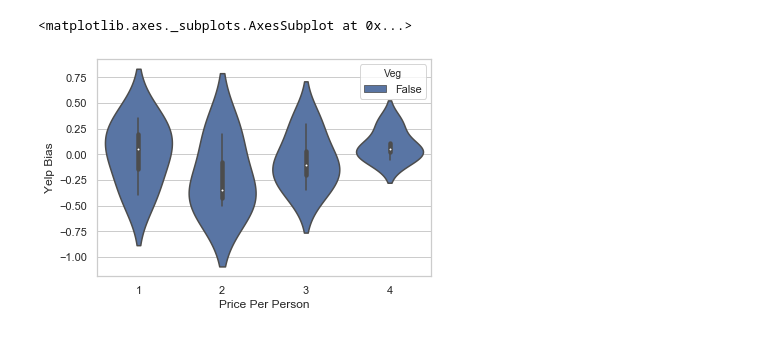
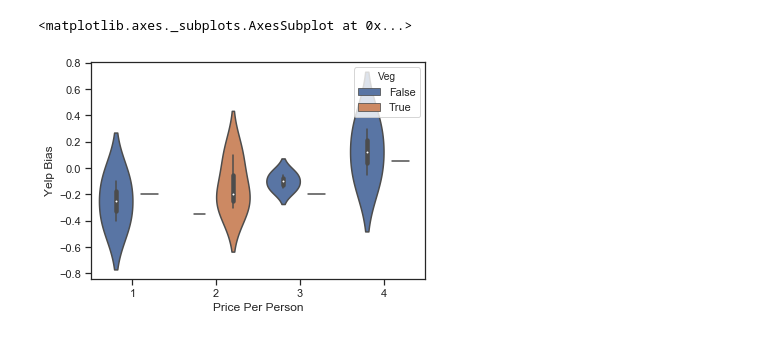
Before and after one commit to kiet415/yelp-project, a Jupyter notebook: yelpScraper.ipynb, the cells around one changed output. Cells and saved outputs as stored; diff of their text form; code cells hidden in the pictures.

```diff
--- a/yelpScraper.ipynb
+++ b/yelpScraper.ipynb
@@ -371,0 +444,9 @@ x1.plot(non_veg_user_ratings_list,'g.')
+# %%
+veg_average_ratings.pop(a)
+veg_average_ratings.pop(b)
+
+veg_number_of_reviews.pop(a)
+veg_number_of_reviews.pop(b)
+
+veg_price_per_person.pop(a)
+veg_price_per_person.pop(b)
@@ -372,19 +455,18 @@ x1.plot(non_veg_user_ratings_list,'g.')
 # %%
 import pandas as pd
 
-def get_df(average_ratings, number_of_reviews, price_per_person,non_veg_average):
+def get_df(average_ratings, number_of_reviews, price_per_person,average):
     data = {
         "Restaurants": list(average_ratings.keys()),
         "Average Ratings": list(average_ratings.values()),
         "Number Of Reviews": list(number_of_reviews.values()),
         "Price Per Person": list(price_per_person.values()),
-        "Review Average": list(non_veg_average),
+        "Review Average": list(average),
     }
     return pd.DataFrame(data, columns=['Restaurants', 'Average Ratings', 'Number Of Reviews', 'Price Per Person', 'Review Average'])
 
-#veg_df = get_df(veg_average_ratings, veg_number_of_reviews, veg_price_per_person)
+veg_df = get_df(veg_average_ratings, veg_number_of_reviews, veg_price_per_person, veg_average)
 non_veg_df = get_df(non_veg_average_ratings, non_veg_number_of_reviews, non_veg_price_per_person, non_veg_average)
-#veg_df
 # %%
 non_veg_df
 # %% [output]
@@ -447,0 +541,8 @@ reviews_transpose_df
+# %%
+reviews_transpose_df = reviews_df.transpose()
+reviews_transpose_df = reviews_transpose_df.set_index(pd.Index(range(len(reviews_transpose_df))))
+
+veg_reviews_transpose_df = veg_reviews_df.transpose()
+veg_reviews_transpose_df = veg_reviews_transpose_df.set_index(pd.Index(range(len(veg_reviews_transpose_df))))
+
+reviews_transpose_df
@@ -497,0 +593,14 @@ non_veg_result
+# %%
+non_veg_result = pd.concat([non_veg_df, reviews_transpose_df], axis=1)
+non_veg_result['Yelp Bias'] = non_veg_result['Average Ratings'] - non_veg_result['Review_Average']
+veg=[False]*len(non_veg_result)
+non_veg_result['Veg']=veg
+
+veg_result = pd.concat([veg_df, veg_reviews_transpose_df], axis=1)
+veg_result['Yelp Bias'] = veg_result['Average Ratings'] - veg_result['Review_Average']
+veg=[True]*len(veg_result)
+veg_result['Veg']=veg
+non_veg_result
+
+final_df = pd.concat([non_veg_result, veg_result])
+final_df = final_df.set_index(pd.Index(range(len(final_df))))
@@ -498,7 +625,7 @@ non_veg_result
 # %%
 import seaborn as sns
-sns.set(style="whitegrid")
-sns.violinplot(x=non_veg_result['Price Per Person'], y=non_veg_result["Yelp Bias"], hue=non_veg_result["Veg"], pallet='muted', scale='count')
+sns.set(style="ticks")
+sns.violinplot(x=final_df['Price Per Person'], y=final_df['Yelp Bias'], pallete='muted', hue=final_df['Veg'],scale='count')
 # %% [output]
 <matplotlib.axes._subplots.AxesSubplot at 0x...>
-[figure, old version]
+[figure, new version]
```
Also changed, not shown: parts of 38 cells of this notebook.
